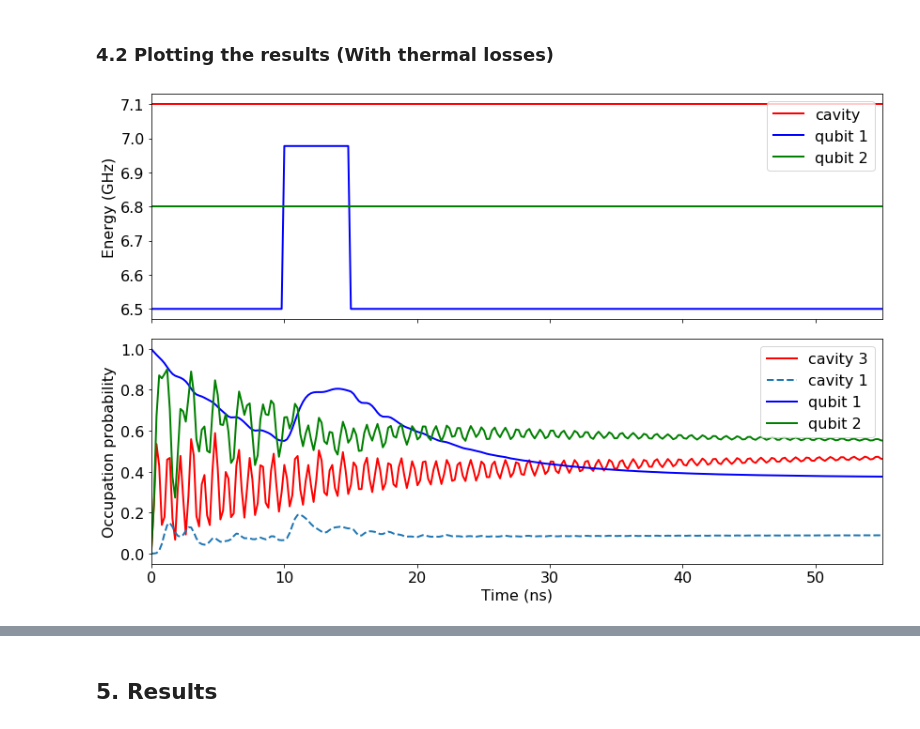
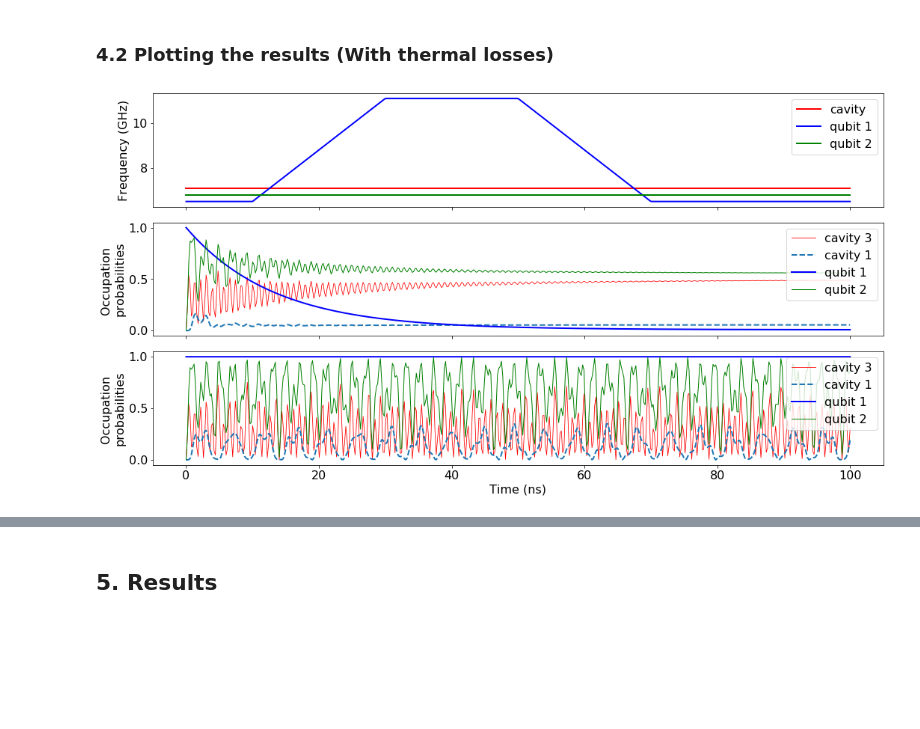
Before and after one commit to SoumyaShreeram/Qubit, a Jupyter notebook: control gates/Sending a smooth pulse (McKay).ipynb, the cells around one changed output, grey strips where cells are left out. Drawn from its saved outputs; the diff is of its cells as text; code cells hidden in the pictures; blank space fills up the shorter version.

Commit message:
McKay - ramp pulse added

```diff
--- a/control gates/Sending a smooth pulse (McKay).ipynb
+++ b/control gates/Sending a smooth pulse (McKay).ipynb
@@ -66,17 +73,11 @@ r1 = 0.075           # qubit relaxation rate
 r2 = 0.025           # qubit dephasing rate
 
 """------------- CONTROL GATE PARAMETERS -----"""
-# qubit 1
-T0_1 = 10            # start time allowed for ramp up
-T1_1 = 15            # stop time for ramp up
-slope = 3            # slope at which the pulse is linearly rasied
-T_gate_1 = 5         # width of the ramp pusle
-
-# qubit 2
-T0_2 = 160
-T1_2 = 162
-T_gate_2 = (2*pi)/(4 * g_q2f)
-T_gate_2 = 100
+# defines the ramp-up start time, hold start time, hold stop time, ramp-down stop time
+t_pulse = [10, 30, 50, 70]
+w_top = w_f + 2*pi*4
+# amplitude to raise pulse above cavity frequency
+d = 4
 # %% [markdown]
 ## 3. Setting up the operators, Hamiltonian's, and Initial state
 
@@ -246,34 +269,41 @@ axes[1].legend(loc="upper left", bbox_to_anchor=(1,1))
 # %%
 # time dependent Hamiltonian
-H_t = [H0, [Hq1, w1_t]]
+H_t = [H0, [Hq1, wq1_t]]
 
 # Evolving the system with thermal losses
-res = mesolve(H_t, psi0, times, c_ops, [])
+res = mesolve(H_t, psi0, times, c_ops, [n1, n2, numOp(a1), numOp(a2), numOp(a3)])
 
 # without thermal losses
 res2 = mesolve(H_t, psi0, times, [], [n1, n2, numOp(a1), numOp(a2), numOp(a3)])
 # %% [markdown]
 ### 4.2 Plotting the results (With thermal losses)
 # %%
-fig, axes = plt.subplots(2, 1, sharex=True, figsize=(12,8))
+fig, axes = plt.subplots(3, 1, sharex=True, figsize=(15,8))
 
-axes[0].plot(times, np.array(list(map(wf_t, times))) / (2*pi), 'r', linewidth=2, label="cavity")
-axes[0].plot(times, np.array(list(map(w1_t, times))) / (2*pi), 'b', linewidth=2, label="qubit 1")
-axes[0].plot(times, np.array(list(map(w2_t, times))) / (2*pi), 'g', linewidth=2, label="qubit 2")
-axes[0].set_ylabel("Energy (GHz)", fontsize=16)
+axes[0].plot(times, np.array(list(map(wf_t, times))) , 'r', linewidth=2, label="cavity")
+axes[0].plot(times, np.array(list(map(wq1_t, times))), 'b', linewidth=2, label="qubit 1")
+axes[0].plot(times, np.array(list(map(wq2_t, times))) , 'g', linewidth=2, label="qubit 2")
+axes[0].set_ylabel("Frequency (GHz)", fontsize=16)
 axes[0].legend(loc="upper right")
-axes[0].set_xlim(0, 55)
 
-axes[1].plot(times, np.real(expect(numOp(a3), res.states)), 'r', linewidth=2, label="cavity 3")
-axes[1].plot(times, np.real(expect(numOp(a1), res.states)), '--', linewidth=2, label="cavity 1")
-axes[1].plot(times, np.real(expect(n1, res.states)), 'b', linewidth=2, label="qubit 1")
-axes[1].plot(times, np.real(expect(n2, res.states)), 'g', linewidth=2, label="qubit 2")
-
-axes[1].set_xlabel("Time (ns)", fontsize=16)
-axes[1].set_ylabel("Occupation probability", fontsize=16)
-#axes[1].set_ylim(0., 0.5)
+# with thermal losses
+axes[1].plot(times, res.expect[4], 'r', linewidth=0.8, label="cavity 3")
+axes[1].plot(times, res.expect[2], '--', linewidth=2, label="cavity 1")
+axes[1].plot(times, res.expect[0], 'b', linewidth=2, label="qubit 1")
+axes[1].plot(times, res.expect[1], 'g', linewidth=1, label="qubit 2")
+axes[1].set_ylabel("Occupation \nprobabilities", fontsize=16)
 axes[1].legend()
 
+# without thermal losses
+axes[2].plot(times, res2.expect[4], 'r', linewidth=0.8, label="cavity 3")
+axes[2].plot(times, res2.expect[2], '--', linewidth=2, label="cavity 1")
+axes[2].plot(times, res2.expect[0], 'b', linewidth=2, label="qubit 1")
+axes[2].plot(times, res2.expect[1], 'g', linewidth=1, label="qubit 2")
+
+axes[2].set_xlabel("Time (ns)", fontsize=16)
+axes[2].set_ylabel("Occupation \nprobabilities", fontsize=16)
+axes[2].legend(loc="upper right")
+
 fig.tight_layout()
 # %% [output]
-[figure, old version]
+[figure, new version]
```
Also changed, not shown: parts of 9 cells of this notebook.
